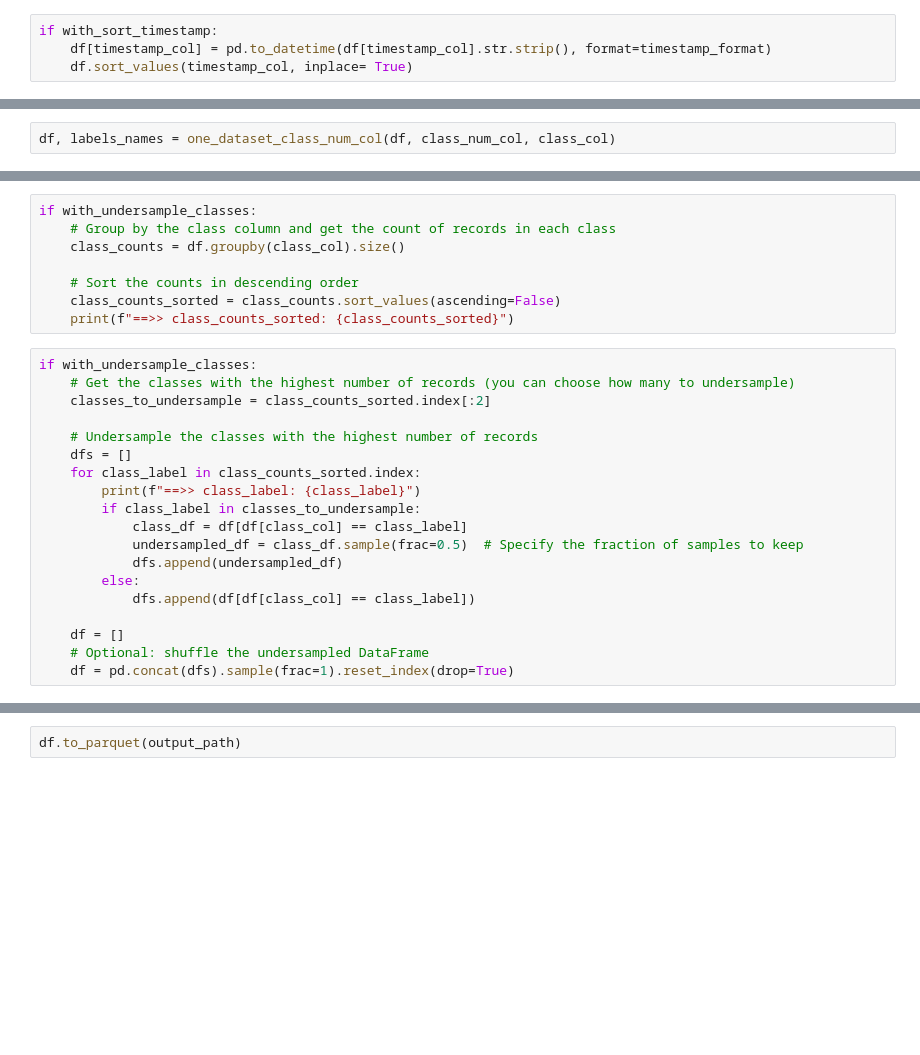
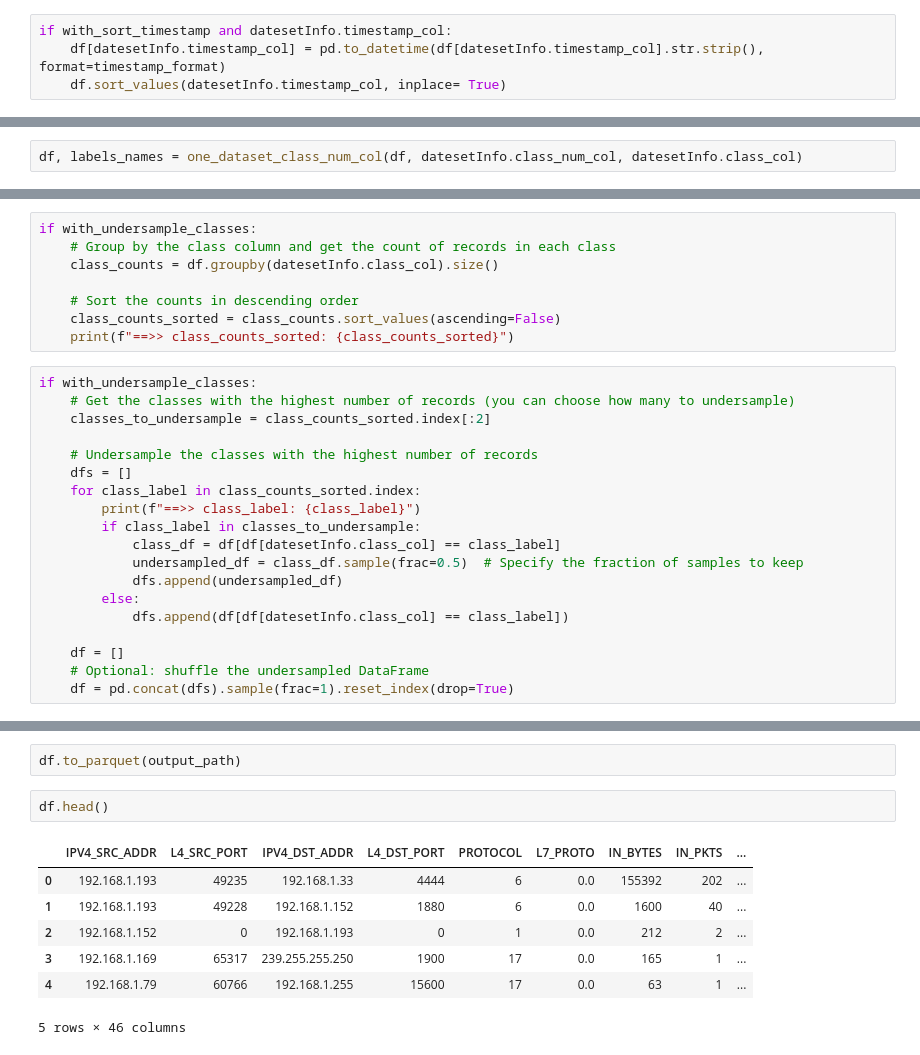
Before and after one commit to mtermos/GNN-NIDS, a Jupyter notebook: pre_processing.ipynb, the cells around one changed output, grey strips where cells are left out. Cells and saved outputs as stored; diff of their text form; blank space fills up the shorter version.

```diff
--- a/pre_processing.ipynb
+++ b/pre_processing.ipynb
@@ -215,10 +249,10 @@ classes = df[class_col].unique()
 # %% [markdown]
 ### Sorting (optional)
 # %%
-if with_sort_timestamp:
-    df[timestamp_col] = pd.to_datetime(df[timestamp_col].str.strip(), format=timestamp_format)
-    df.sort_values(timestamp_col, inplace= True)
+if with_sort_timestamp and datesetInfo.timestamp_col:
+    df[datesetInfo.timestamp_col] = pd.to_datetime(df[datesetInfo.timestamp_col].str.strip(), format=timestamp_format)
+    df.sort_values(datesetInfo.timestamp_col, inplace= True)
 # %% [markdown]
 ### Encoding Attacks into integers
 # %%
-df, labels_names = one_dataset_class_num_col(df, class_num_col, class_col)
+df, labels_names = one_dataset_class_num_col(df, datesetInfo.class_num_col, datesetInfo.class_col)
@@ -227,7 +263,7 @@ df, labels_names = one_dataset_class_num_col(df, class_num_col, class_col)
 # %%
 if with_undersample_classes:
     # Group by the class column and get the count of records in each class
-    class_counts = df.groupby(class_col).size()
+    class_counts = df.groupby(datesetInfo.class_col).size()
 
     # Sort the counts in descending order
     class_counts_sorted = class_counts.sort_values(ascending=False)
@@ -242,11 +278,11 @@ if with_undersample_classes:
     for class_label in class_counts_sorted.index:
         print(f"==>> class_label: {class_label}")
         if class_label in classes_to_undersample:
-            class_df = df[df[class_col] == class_label]
+            class_df = df[df[datesetInfo.class_col] == class_label]
             undersampled_df = class_df.sample(frac=0.5)  # Specify the fraction of samples to keep
             dfs.append(undersampled_df)
         else:
-            dfs.append(df[df[class_col] == class_label])
+            dfs.append(df[df[datesetInfo.class_col] == class_label])
 
     df = []
     # Optional: shuffle the undersampled DataFrame
@@ -298,3 +351,13 @@ properties
 # calculate_graph_measures(G, graphs_properties_path)
 # %%
 df.to_parquet(output_path)
+# %%
+df.head()
+# %% [output]
+|  | IPV4_SRC_ADDR | L4_SRC_PORT | IPV4_DST_ADDR | L4_DST_PORT | PROTOCOL | L7_PROTO | IN_BYTES | IN_PKTS | ... |
+| 0 | 192.168.1.193 | 49235 | 192.168.1.33 | 4444 | 6 | 0.0 | 155392 | 202 | ... |
+| 1 | 192.168.1.193 | 49228 | 192.168.1.152 | 1880 | 6 | 0.0 | 1600 | 40 | ... |
+| 2 | 192.168.1.152 | 0 | 192.168.1.193 | 0 | 1 | 0.0 | 212 | 2 | ... |
+| 3 | 192.168.1.169 | 65317 | 239.255.255.250 | 1900 | 17 | 0.0 | 165 | 1 | ... |
+| 4 | 192.168.1.79 | 60766 | 192.168.1.255 | 15600 | 17 | 0.0 | 63 | 1 | ... |
+5 rows × 46 columns
```
Also changed, not shown: parts of 18 cells of this notebook, 3 other files.
